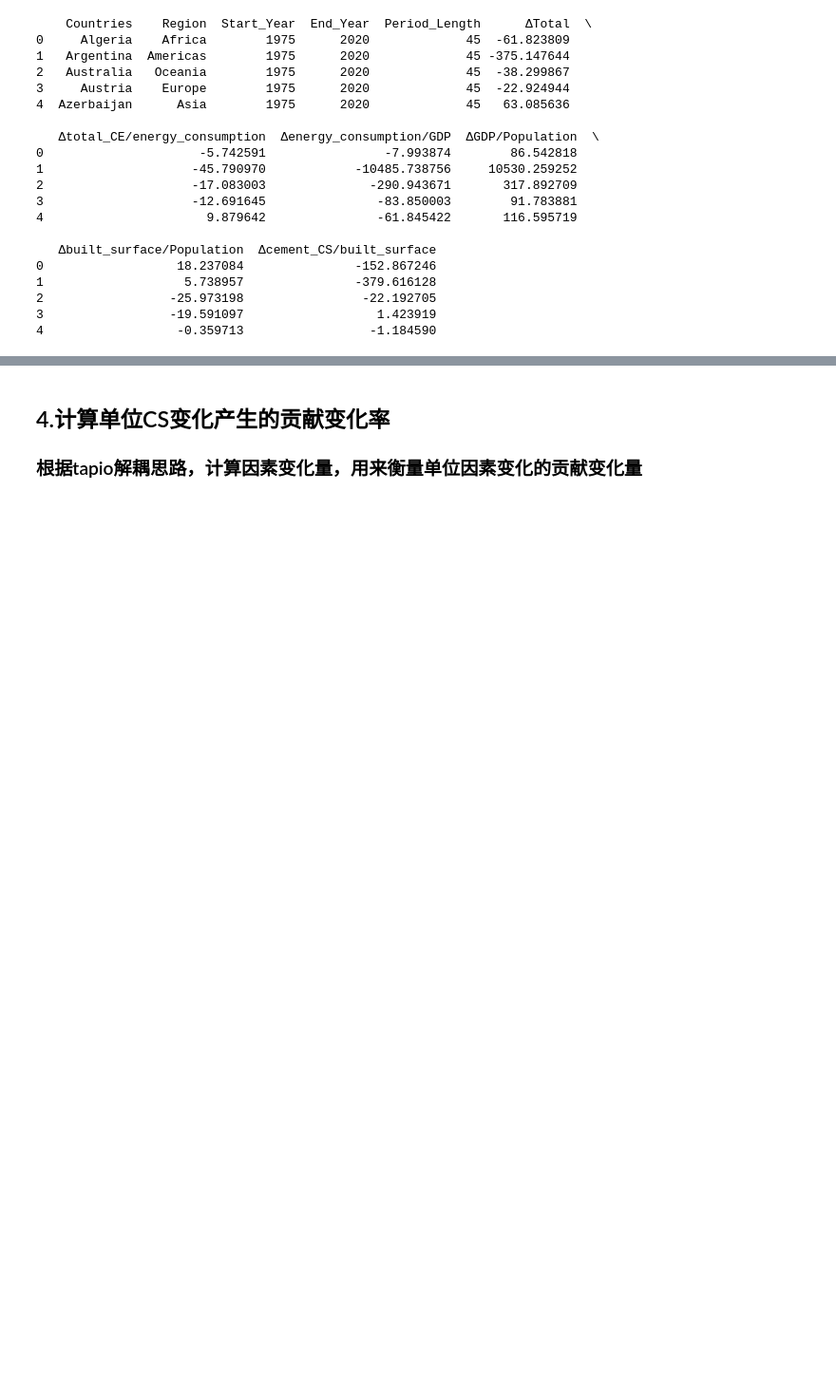
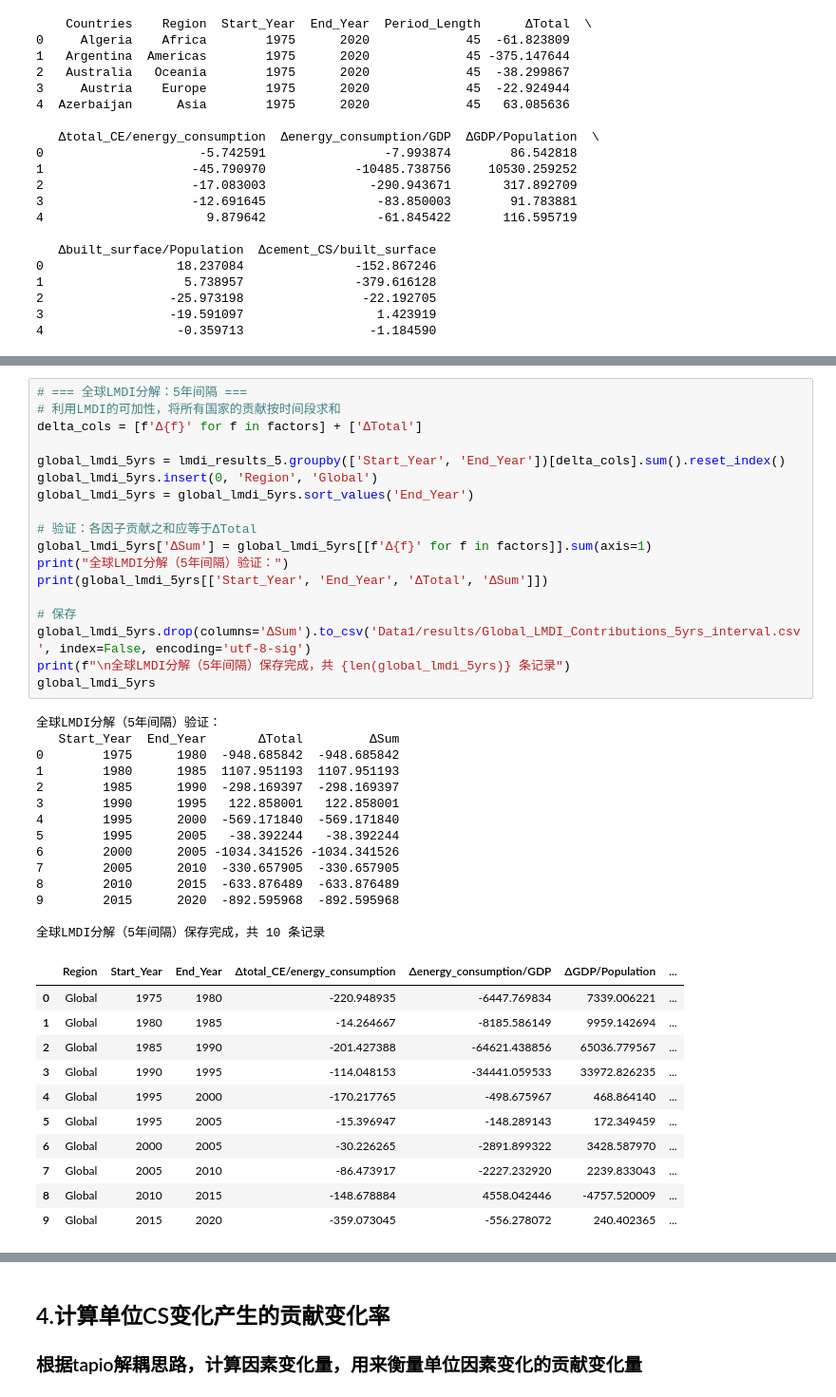
Before and after one commit to brwei01/Cement_LMDI, a Jupyter notebook: Processor_CFP_APC.ipynb, the cells around one changed output, grey strips where cells are left out. Shown at 95% size. Cells and saved outputs as stored; diff of their text form; blank space fills up the shorter version.

```diff
--- a/Processor_CFP_APC.ipynb
+++ b/Processor_CFP_APC.ipynb
@@ -619,0 +628,44 @@ print(lmdi_results_ttl.head())
+# %%
+# === 全球LMDI分解：5年间隔 ===
+# 利用LMDI的可加性，将所有国家的贡献按时间段求和
+delta_cols = [f'Δ{f}' for f in factors] + ['ΔTotal']
+
+global_lmdi_5yrs = lmdi_results_5.groupby(['Start_Year', 'End_Year'])[delta_cols].sum().reset_index()
+global_lmdi_5yrs.insert(0, 'Region', 'Global')
+global_lmdi_5yrs = global_lmdi_5yrs.sort_values('End_Year')
+
+# 验证：各因子贡献之和应等于ΔTotal
+global_lmdi_5yrs['ΔSum'] = global_lmdi_5yrs[[f'Δ{f}' for f in factors]].sum(axis=1)
+print("全球LMDI分解（5年间隔）验证：")
+print(global_lmdi_5yrs[['Start_Year', 'End_Year', 'ΔTotal', 'ΔSum']])
+
+# 保存
+global_lmdi_5yrs.drop(columns='ΔSum').to_csv('Data1/results/Global_LMDI_Contributions_5yrs_interval.csv', index=False, encoding='utf-8-sig')
+print(f"\n全球LMDI分解（5年间隔）保存完成，共 {len(global_lmdi_5yrs)} 条记录")
+global_lmdi_5yrs
+# %% [output]
+全球LMDI分解（5年间隔）验证：
+   Start_Year  End_Year       ΔTotal         ΔSum
+0        1975      1980  -948.685842  -948.685842
+1        1980      1985  1107.951193  1107.951193
+2        1985      1990  -298.169397  -298.169397
+3        1990      1995   122.858001   122.858001
+4        1995      2000  -569.171840  -569.171840
+5        1995      2005   -38.392244   -38.392244
+6        2000      2005 -1034.341526 -1034.341526
+7        2005      2010  -330.657905  -330.657905
+8        2010      2015  -633.876489  -633.876489
+9        2015      2020  -892.595968  -892.595968
+
+全球LMDI分解（5年间隔）保存完成，共 10 条记录
+|  | Region | Start_Year | End_Year | Δtotal_CE/energy_consumption | Δenergy_consumption/GDP | ΔGDP/Population | ... |
+| 0 | Global | 1975 | 1980 | -220.948935 | -6447.769834 | 7339.006221 | ... |
+| 1 | Global | 1980 | 1985 | -14.264667 | -8185.586149 | 9959.142694 | ... |
+| 2 | Global | 1985 | 1990 | -201.427388 | -64621.438856 | 65036.779567 | ... |
+| 3 | Global | 1990 | 1995 | -114.048153 | -34441.059533 | 33972.826235 | ... |
+| 4 | Global | 1995 | 2000 | -170.217765 | -498.675967 | 468.864140 | ... |
+| 5 | Global | 1995 | 2005 | -15.396947 | -148.289143 | 172.349459 | ... |
+| 6 | Global | 2000 | 2005 | -30.226265 | -2891.899322 | 3428.587970 | ... |
+| 7 | Global | 2005 | 2010 | -86.473917 | -2227.232920 | 2239.833043 | ... |
+| 8 | Global | 2010 | 2015 | -148.678884 | 4558.042446 | -4757.520009 | ... |
+| 9 | Global | 2015 | 2020 | -359.073045 | -556.278072 | 240.402365 | ... |
```
Also changed, not shown: parts of 6 cells of this notebook, 57 other files.
